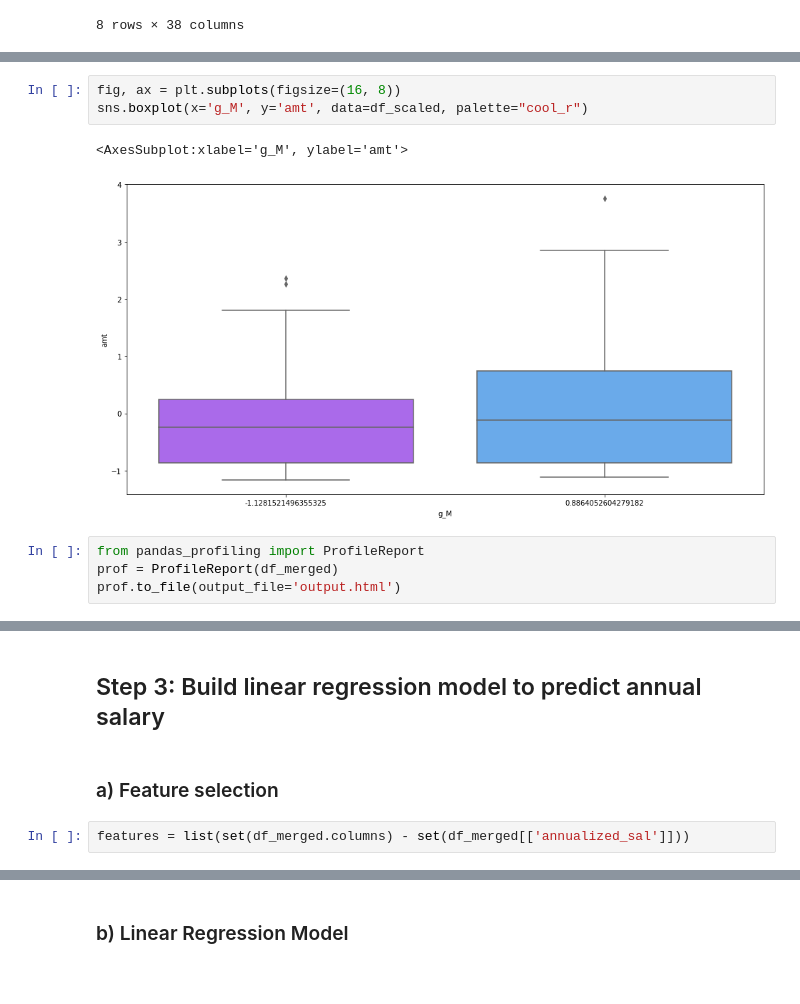
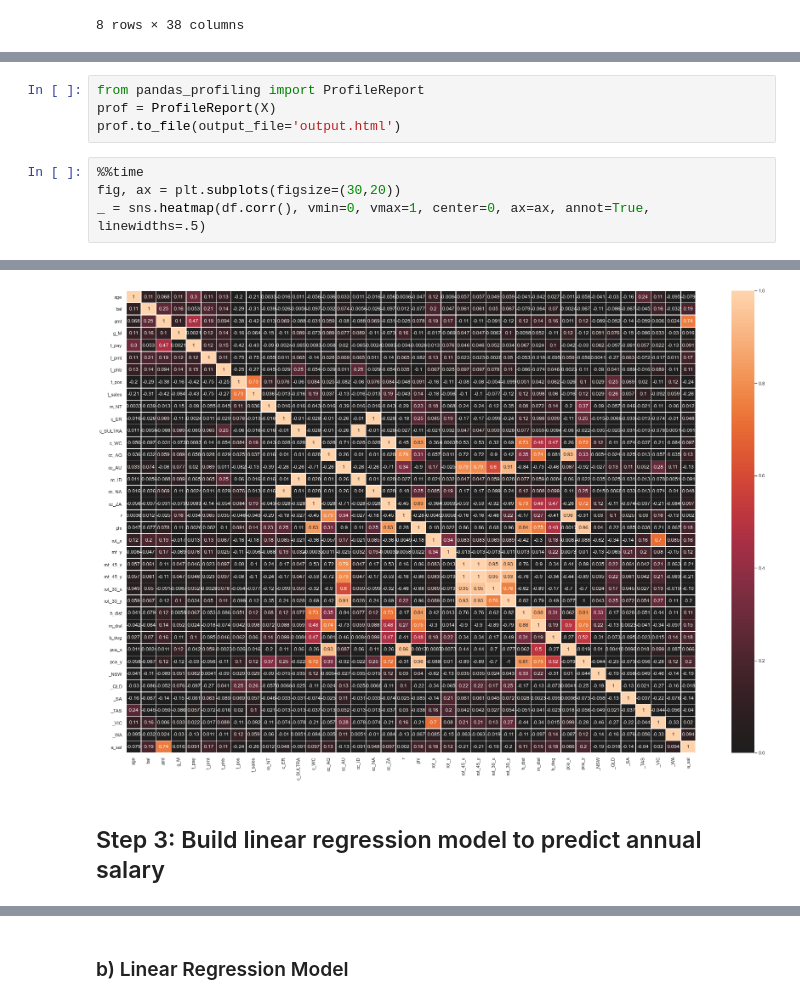
Before and after one commit to isaackarwailow/ANZ, a Jupyter notebook: Task 2. Predictive Analytics.ipynb, the cells around one changed output, grey strips where cells are left out. Cells and saved outputs as stored; diff of their text form.

```diff
--- a/Task 2. Predictive Analytics.ipynb
+++ b/Task 2. Predictive Analytics.ipynb
@@ -450,10 +429,9 @@ df
-# %%
-fig, ax = plt.subplots(figsize=(16, 8))
-sns.boxplot(x='g_M', y='amt', data=df_scaled, palette="cool_r")
-# %% [output]
-<AxesSubplot:xlabel='g_M', ylabel='amt'>
-[figure, removed]
 # %%
 from pandas_profiling import ProfileReport
-prof = ProfileReport(df_merged)
+prof = ProfileReport(X)
 prof.to_file(output_file='output.html')
+# %%
+%%time
+fig, ax = plt.subplots(figsize=(30,20))
+_ = sns.heatmap(df.corr(), vmin=0, vmax=1, center=0, ax=ax, annot=True, linewidths=.5)
+# %% [output]
@@ -460,6 +439,3 @@ prof.to_file(output_file='output.html')
+[figure, added]
 # %% [markdown]
 ## Step 3: Build linear regression model to predict annual salary
-# %% [markdown]
-### a) Feature selection
-# %%
-features = list(set(df_merged.columns) - set(df_merged[['annualized_sal']]))
```
Also changed, not shown: parts of 22 cells of this notebook, 1 other file.
